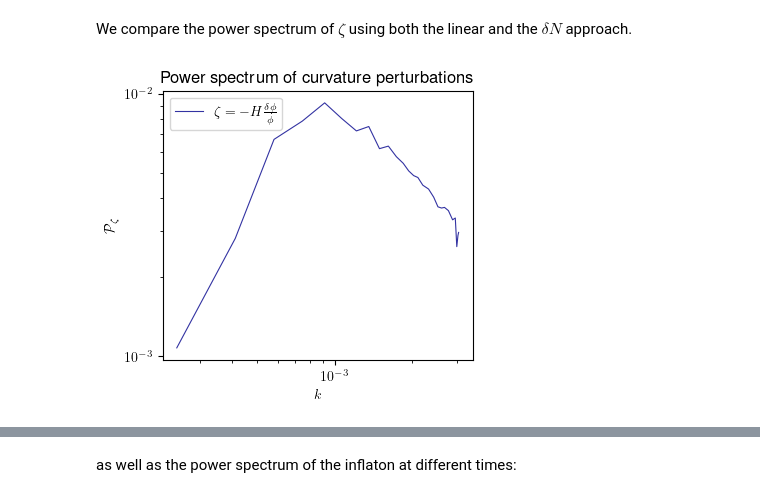
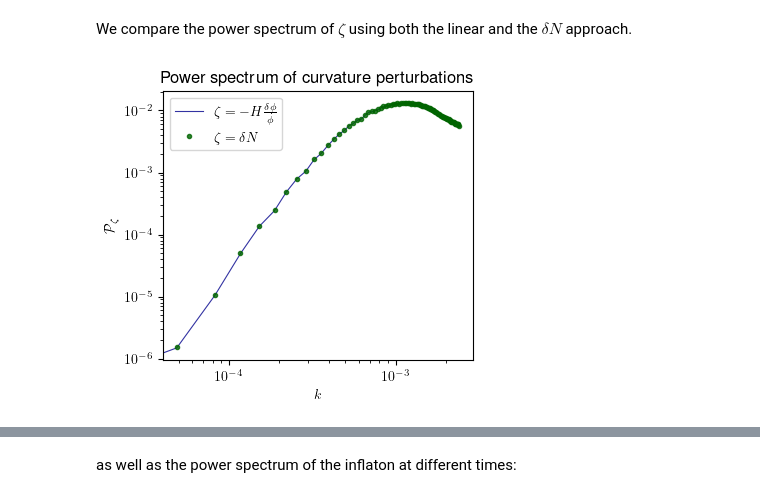
Before and after one commit to caravangelo/inflation-easy, a Jupyter notebook: notebooks/plot.ipynb, the cells around one changed output, grey strips where cells are left out. Cells and saved outputs as stored; diff of their text form; code cells hidden in the pictures.

```diff
--- a/notebooks/plot.ipynb
+++ b/notebooks/plot.ipynb
@@ -82,28 +77,27 @@ We compare the power spectrum of $\zeta$ using both the linear and the $\delta N
 # %%
 # Extract spectra over time
 spectrum_list = [s[i:i+len(k_list), 2] for i in range(0, len(s[:, 0]), len(k_list))]
-
-#spectrumN_list = [sN[i:i+len(k_list), 2] for i in range(0, len(sN[:, 0]), len(k_list))]
+spectrumN_list = [sN[i:i+len(k_list), 2] for i in range(0, len(sN[:, 0]), len(k_list))]
 
 # Plot final power spectra of zeta
-cutoff_i = len(k_list)
-lowcutoff_i = 1
+cutoff_i = len(k_list) - 10
+lowcutoff_i = 0
 
 plt.figure(figsize=(4, 3.5))
 plt.loglog(k_list[lowcutoff_i:cutoff_i],
            spectrum_list[-1][lowcutoff_i:cutoff_i] * k_list[lowcutoff_i:cutoff_i]**3 / (2 * np.pi**2) *
            (fv[-1, 2] / sf[-1, 2])**(-2),
            alpha=0.8, lw=0.8, color='darkblue', label=r'$\zeta=-H\frac{\delta\phi}{\dot\phi}$')
 
-#plt.loglog(k_list[lowcutoff_i:cutoff_i],
-#           spectrumN_list[-1][lowcutoff_i:cutoff_i] * k_list[lowcutoff_i:cutoff_i]**3 / (2 * np.pi**2),
-#           '.', alpha=0.8, lw=2, color='darkgreen', label=r'$\zeta=\delta N$')
+plt.loglog(k_list[lowcutoff_i:cutoff_i],
+           spectrumN_list[-1][lowcutoff_i:cutoff_i] * k_list[lowcutoff_i:cutoff_i]**3 / (2 * np.pi**2),
+           '.', alpha=0.8, lw=2, color='darkgreen', label=r'$\zeta=\delta N$')
 
 plt.ylabel(r'$\mathcal P_{\zeta}$')
 plt.xlabel(r'$k$')
 plt.legend()
 plt.title("Power spectrum of curvature perturbations")
 #plt.savefig('../plots/spectrum.pdf', dpi=300, bbox_inches='tight')
 plt.show()
 # %% [output]
-[figure, old version]
+[figure, new version]
```
Also changed, not shown: parts of 31 cells of this notebook, 9 other files.
